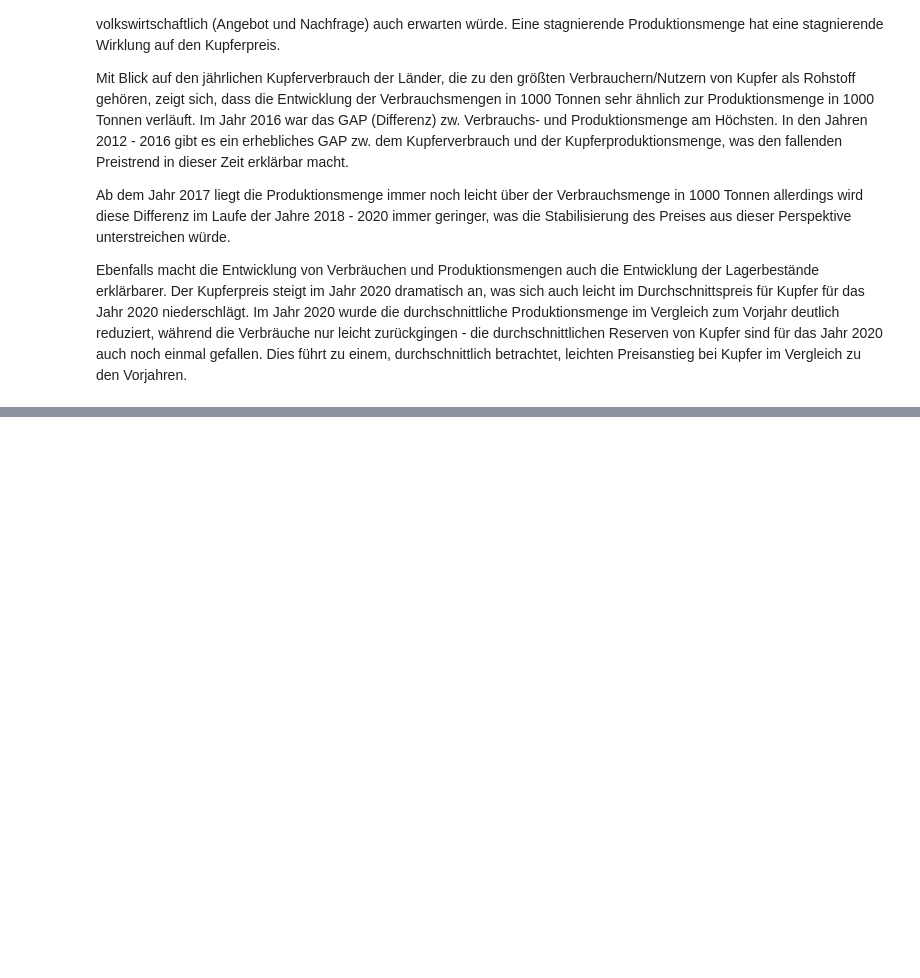
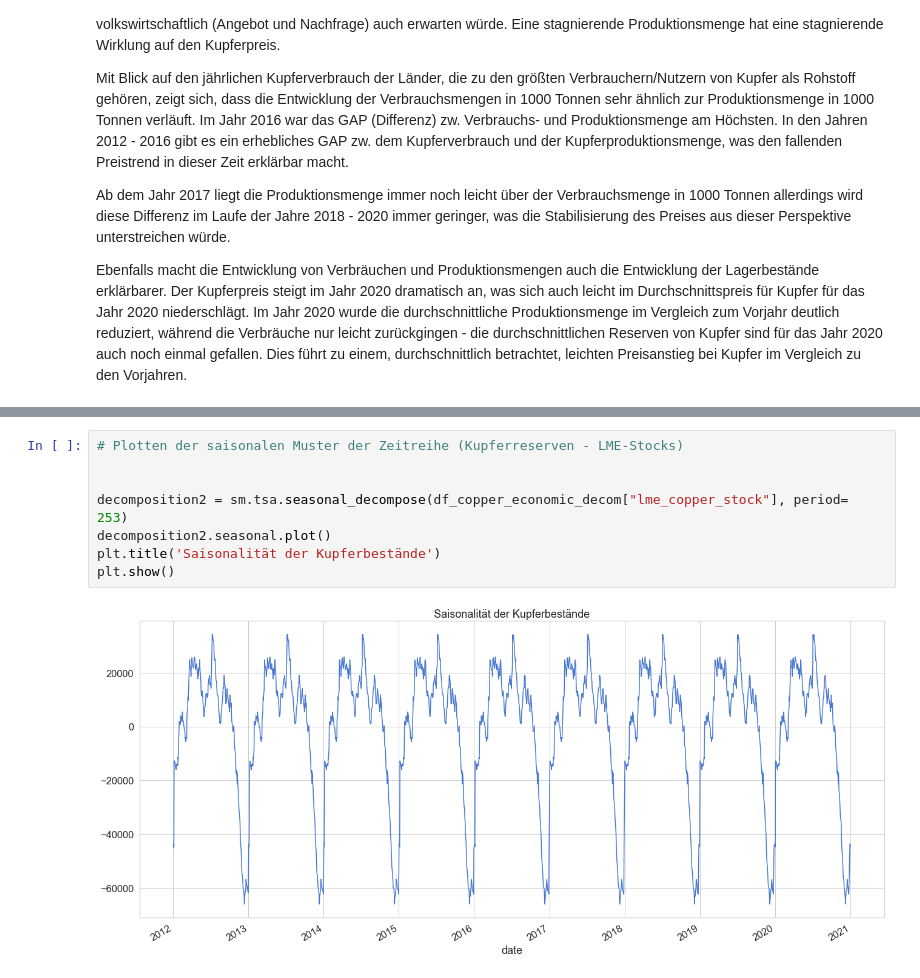
Before and after one commit to andreashrb/Python_for_ML_Project, a Jupyter notebook: interim_results/Copper_DataExploration_Sebastian.ipynb, the cells around one changed output, grey strips where cells are left out. Cells and saved outputs as stored; diff of their text form; blank space fills up the shorter version.

```diff
--- a/interim_results/Copper_DataExploration_Sebastian.ipynb
+++ b/interim_results/Copper_DataExploration_Sebastian.ipynb
@@ -593,0 +610,10 @@ Die hier genannten und analysierten Features, sowohl tagesbezogen (Kupferpreis u
+# %%
+# Plotten der saisonalen Muster der Zeitreihe (Kupferreserven - LME-Stocks)
+
+
+decomposition2 = sm.tsa.seasonal_decompose(df_copper_economic_decom["lme_copper_stock"], period= 253)
+decomposition2.seasonal.plot()
+plt.title('Saisonalität der Kupferbestände')
+plt.show()
+# %% [output]
+[figure, added]
```
Also changed, not shown: parts of 32 cells of this notebook.
